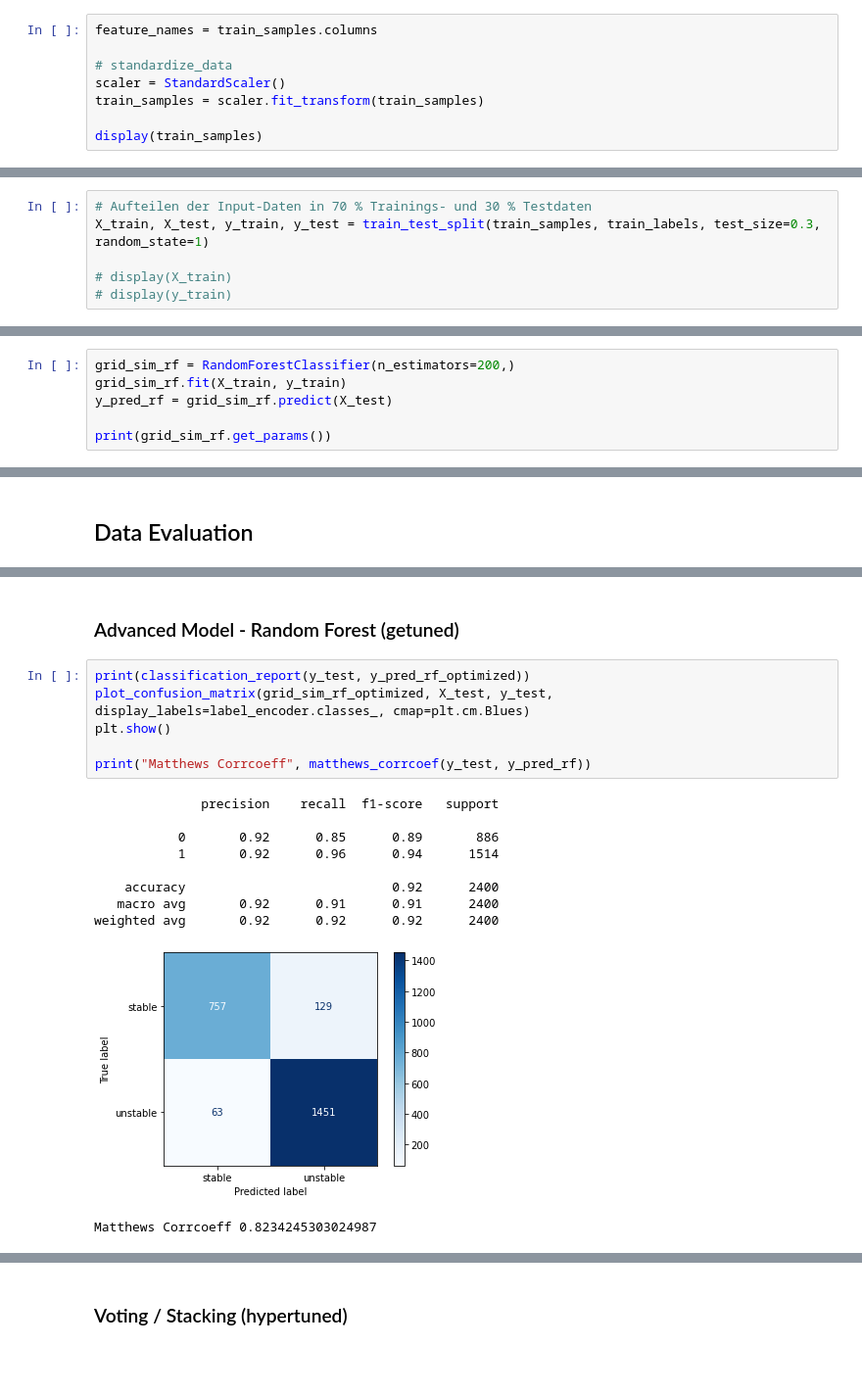
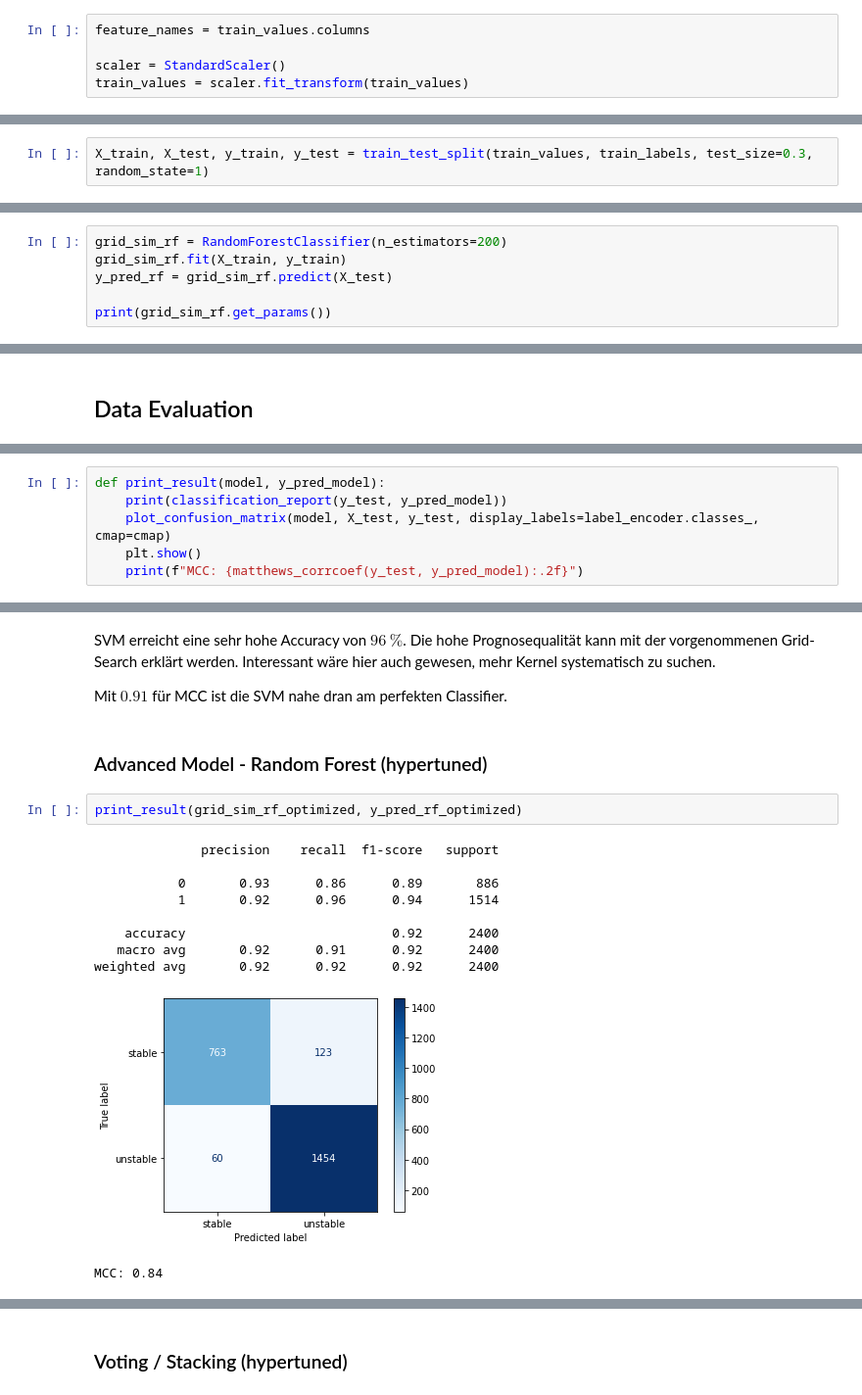
Before and after one commit to KarelZe/grid-stability-sim, a Jupyter notebook: BILZ_MARKUS_solution.ipynb, the cells around one changed output, grey strips where cells are left out. Shown: that part at 98% size. Drawn from its saved outputs; the diff is of its cells as text; blank space fills up the shorter version.

```diff
--- a/BILZ_MARKUS_solution.ipynb
+++ b/BILZ_MARKUS_solution.ipynb
@@ -164,8 +195,5 @@ train_samples.drop(columns=['p1'])
 # %%
-feature_names = train_samples.columns
+feature_names = train_values.columns
 
-# standardize_data
 scaler = StandardScaler()
-train_samples = scaler.fit_transform(train_samples)
-
-display(train_samples)
+train_values = scaler.fit_transform(train_values)
@@ -200,6 +215,2 @@ train_labels.head()
 # %%
-# Aufteilen der Input-Daten in 70 % Trainings- und 30 % Testdaten
-X_train, X_test, y_train, y_test = train_test_split(train_samples, train_labels, test_size=0.3, random_state=1)
-
-# display(X_train)
-# display(y_train)
+X_train, X_test, y_train, y_test = train_test_split(train_values, train_labels, test_size=0.3, random_state=1)
@@ -269,5 +284,5 @@ SVC(C=1.5000000000000002, gamma=0.1)
 # %%
-grid_sim_rf = RandomForestClassifier(n_estimators=200,)
+grid_sim_rf = RandomForestClassifier(n_estimators=200)
 grid_sim_rf.fit(X_train, y_train)
 y_pred_rf = grid_sim_rf.predict(X_test)
 
@@ -313 +332,7 @@ y_pred_voting = grid_sim_voting.predict(X_test)
+# %%
+def print_result(model, y_pred_model):
+    print(classification_report(y_test, y_pred_model))
+    plot_confusion_matrix(model, X_test, y_test, display_labels=label_encoder.classes_, cmap=cmap)
+    plt.show()
+    print(f"MCC: {matthews_corrcoef(y_test, y_pred_model):.2f}")
 # %% [markdown]
@@ -354,19 +372,19 @@ Matthews Corrcoeff 0.9058434868483985
+# %% [markdown]
+SVM erreicht eine sehr hohe Accuracy von $96~\%$. Die hohe Prognosequalität kann mit der vorgenommenen Grid-Search erklärt werden. Interessant wäre hier auch gewesen, mehr Kernel systematisch zu suchen.
+
+Mit $0.91$ für MCC ist die SVM nahe dran am perfekten Classifier.
 # %% [markdown]
-### Advanced Model - Random Forest (getuned)
+### Advanced Model - Random Forest (hypertuned)
-# %%
-print(classification_report(y_test, y_pred_rf_optimized))
-plot_confusion_matrix(grid_sim_rf_optimized, X_test, y_test, display_labels=label_encoder.classes_, cmap=plt.cm.Blues)
-plt.show()
-
-print("Matthews Corrcoeff", matthews_corrcoef(y_test, y_pred_rf))
-# %% [output]
-              precision    recall  f1-score   support
-
-           0       0.92      0.85      0.89       886
-           1       0.92      0.96      0.94      1514
-
-    accuracy                           0.92      2400
-   macro avg       0.92      0.91      0.91      2400
-weighted avg       0.92      0.92      0.92      2400
-[figure, removed]
-Matthews Corrcoeff 0.8234245303024987
+# %%
+print_result(grid_sim_rf_optimized, y_pred_rf_optimized)
+# %% [output]
+              precision    recall  f1-score   support
+
+           0       0.93      0.86      0.89       886
+           1       0.92      0.96      0.94      1514
+
+    accuracy                           0.92      2400
+   macro avg       0.92      0.91      0.92      2400
+weighted avg       0.92      0.92      0.92      2400
+[figure, added]
+MCC: 0.84
```
Also changed, not shown: parts of 56 cells of this notebook, 2 other files.
